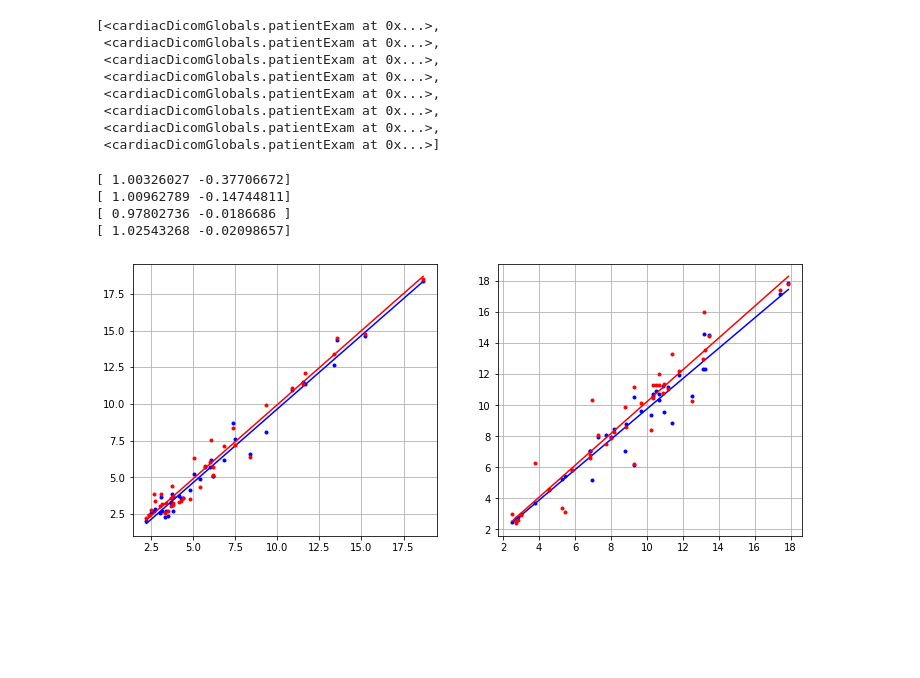
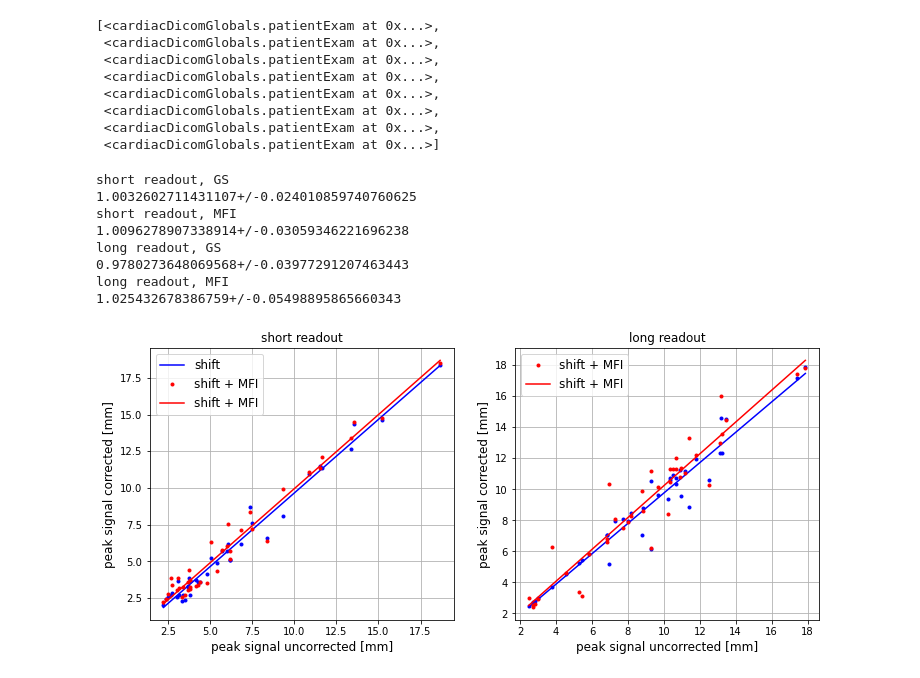
Before and after one commit to galenreed/spiralB0MapCorrection, a Jupyter notebook: 4_analyzeCorrectionResults.ipynb, the cells around one changed output. Saved outputs shown, nothing was run; the diff lists cells and outputs as text; code cells hidden in the pictures; blank space fills up the shorter version.

```diff
--- a/4_analyzeCorrectionResults.ipynb
+++ b/4_analyzeCorrectionResults.ipynb
@@ -445,51 +445,72 @@ for patient in cdg.patientList:
                 short_fwhm_gs.append(fwhm_gs[seg])
                 short_fwhm_mfi.append(fwhm_mfi[seg])
 
         else:
             long_x.append(x[seg])
             long_y1.append(y1[seg])
             long_y2.append(y2[seg])
 
             if(fwhm_unc[seg]>0) and (fwhm_gs[seg]>0) and (fwhm_mfi[seg]>0):
-                if(fwhm_unc[seg]<45) and (fwhm_gs[seg]<45) and (fwhm_mfi[seg]<25):
+                #if(fwhm_unc[seg]<45) and (fwhm_gs[seg]<45) and (fwhm_mfi[seg]<25):
+                if(fwhm_unc[seg]<60) and (fwhm_gs[seg]<60) and (fwhm_mfi[seg]<60):
 
                     long_fwhm_unc.append(fwhm_unc[seg])
                     long_fwhm_gs.append(fwhm_gs[seg])
                     long_fwhm_mfi.append(fwhm_mfi[seg])
 
 def applyFits(x,y):
     x  = np.array(x)
     y  = np.array(y)
     xp = np.linspace(x.min(), x.max(), 100)
-    z  = np.polyfit(x, y, 1)
+    z, cov  = np.polyfit(x, y, 1, cov=True)
     fit = np.poly1d(z)
-    return xp, z, fit
+    return xp, z, fit, cov
 
 
-xp1s, z1s, fit1s = applyFits(short_x, short_y1)
-xp2s, z2s, fit2s = applyFits(short_x, short_y2)
-xp1l, z1l, fit1l = applyFits(long_x, long_y1)
-xp2l, z2l, fit2l = applyFits(long_x, long_y2)
+fs=12
 
-print(z1s)
-print(z2s)
-
-print(z1l)
-print(z2l)
+xp1s, z1s, fit1s, cov1s = applyFits(short_x, short_y1)
+xp2s, z2s, fit2s, cov2s = applyFits(short_x, short_y2)
+xp1l, z1l, fit1l, cov1l = applyFits(long_x, long_y1)
+xp2l, z2l, fit2l, cov2l = applyFits(long_x, long_y2)
 
 fig, (ax1, ax2) = plt.subplots(1,2,figsize=(12,5))
 
-ax1.plot(short_x, short_y1,'b.',xp1s, fit1s(xp1s),'b-')
-ax1.plot(short_x, short_y2,'r.',xp2s, fit2s(xp2s),'r-')
+ax1.plot(short_x, short_y1,'b.')
+ax1.plot(xp1s, fit1s(xp1s),'b-', label='shift')
+
+ax1.plot(short_x, short_y2,'r.',xp2s, fit2s(xp2s),'r-', label='shift + MFI')
+ax1.set_xlabel('peak signal uncorrected [mm]', fontsize=fs)
+ax1.set_ylabel('peak signal corrected [mm]', fontsize=fs)
+ax1.set_title('short readout', fontsize=fs)
+ax1.legend(fontsize=fs)
 ax1.grid(True)
 
 ax2.plot(long_x, long_y1,'b.',xp1l, fit1l(xp1l),'b-')
-ax2.plot(long_x, long_y2,'r.',xp2l, fit2l(xp2l),'r-')
+ax2.plot(long_x, long_y2,'r.',xp2l, fit2l(xp2l),'r-', label='shift + MFI')
+ax2.set_xlabel('peak signal uncorrected [mm]', fontsize=fs)
+ax2.set_ylabel('peak signal corrected [mm]', fontsize=fs)
+ax2.set_title('long readout', fontsize=fs)
+ax2.legend(fontsize=fs)
 ax2.grid(True)
+
+print('short readout, GS')
+print(str(z1s[0])+'+/-'+str(np.sqrt(np.diag(cov1s))[0]))
+print('short readout, MFI')
+print(str(z2s[0])+'+/-'+str(np.sqrt(np.diag(cov2s))[0]))
+
+print('long readout, GS')
+print(str(z1l[0])+'+/-'+str(np.sqrt(np.diag(cov1l))[0]))
+print('long readout, MFI')
+print(str(z2l[0])+'+/-'+str(np.sqrt(np.diag(cov2l))[0]))
 # %% [output]
-[ 1.00326027 -0.37706672]
-[ 1.00962789 -0.14744811]
-[ 0.97802736 -0.0186686 ]
-[ 1.02543268 -0.02098657]
+short readout, GS
+1.0032602711431107+/-0.024010859740760625
+short readout, MFI
+1.0096278907338914+/-0.03059346221696238
+long readout, GS
+0.9780273648069568+/-0.03977291207463443
+long readout, MFI
+1.025432678386759+/-0.05498895865660343
-[figure, old version]
+[figure, new version]
 # %%
```
Also changed, not shown: parts of 8 cells of this notebook, 2 other files.
